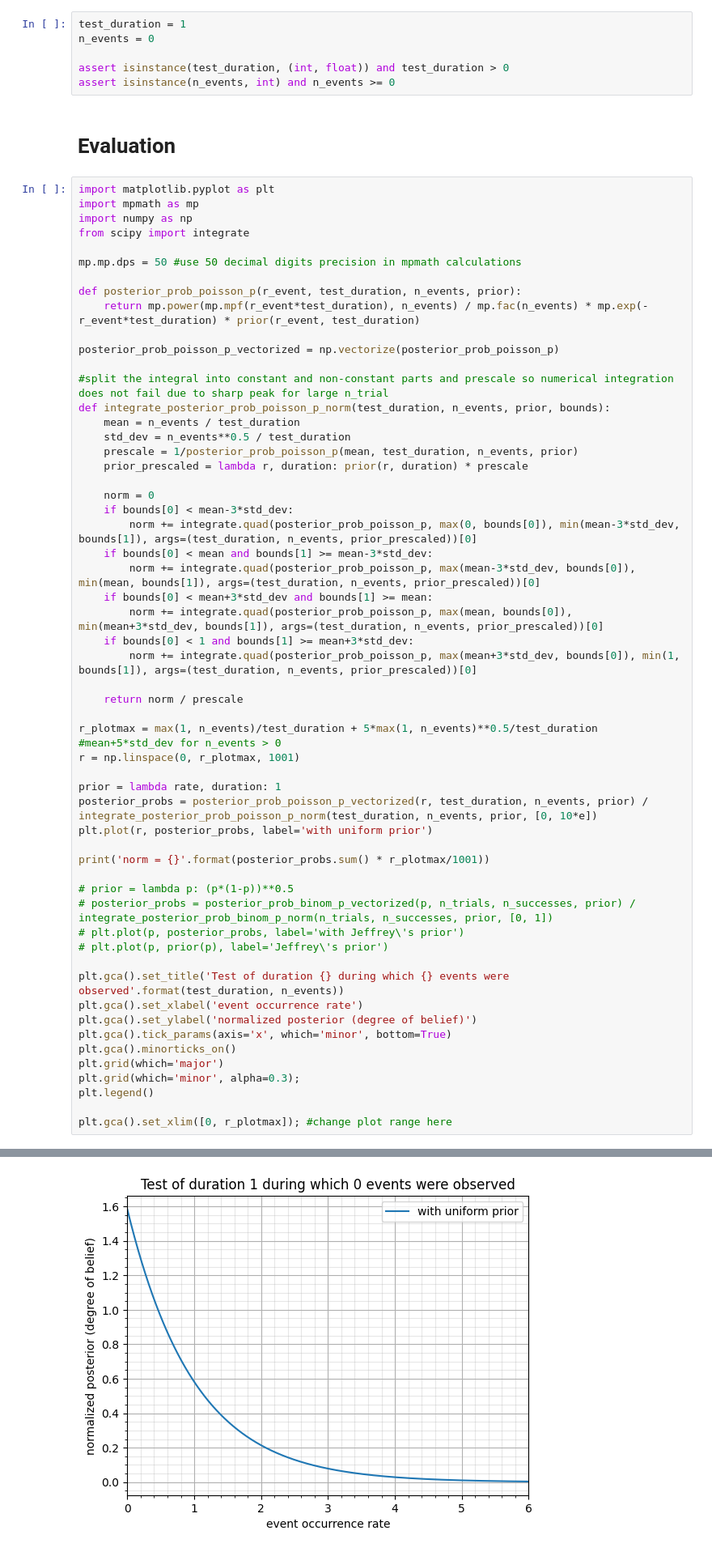
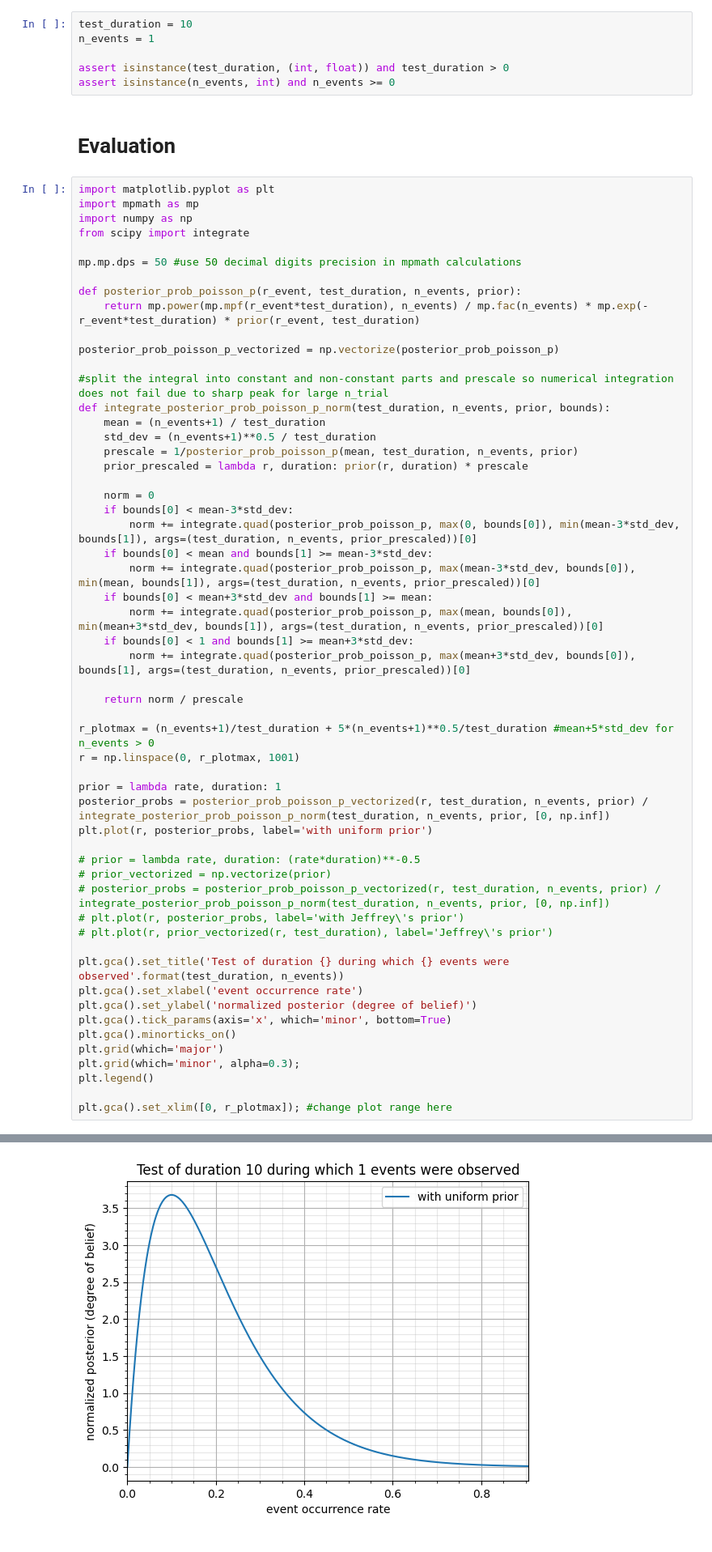
Before and after one commit to georg-rempfer/jupyter-lite, a Jupyter notebook: content/poisson_process/bayesian_posterior.ipynb, the cells around one changed output, grey strips where cells are left out. Shown: that part at 81% size. Saved outputs shown, nothing was run; the diff lists cells and outputs as text.

Commit message:
OPGITOOL-5906 Finished Bayesian posterior for Poisson distribution apart from description

```diff
--- a/content/poisson_process/bayesian_posterior.ipynb
+++ b/content/poisson_process/bayesian_posterior.ipynb
@@ -17,8 +14,8 @@ __Note__
 # %% [markdown]
 # Parameters
 # %%
-test_duration = 1
-n_events = 0
+test_duration = 10
+n_events = 1
 
 assert isinstance(test_duration, (int, float)) and test_duration > 0
 assert isinstance(n_events, int) and n_events >= 0
@@ -39,8 +36,8 @@ posterior_prob_poisson_p_vectorized = np.vectorize(posterior_prob_poisson_p)
 
 #split the integral into constant and non-constant parts and prescale so numerical integration does not fail due to sharp peak for large n_trial
 def integrate_posterior_prob_poisson_p_norm(test_duration, n_events, prior, bounds):
-    mean = n_events / test_duration
-    std_dev = n_events**0.5 / test_duration
+    mean = (n_events+1) / test_duration
+    std_dev = (n_events+1)**0.5 / test_duration
     prescale = 1/posterior_prob_poisson_p(mean, test_duration, n_events, prior)
     prior_prescaled = lambda r, duration: prior(r, duration) * prescale
 
@@ -52,23 +49,22 @@ def integrate_posterior_prob_poisson_p_norm(test_duration, n_events, prior, boun
     if bounds[0] < mean+3*std_dev and bounds[1] >= mean:
         norm += integrate.quad(posterior_prob_poisson_p, max(mean, bounds[0]), min(mean+3*std_dev, bounds[1]), args=(test_duration, n_events, prior_prescaled))[0]
     if bounds[0] < 1 and bounds[1] >= mean+3*std_dev:
-        norm += integrate.quad(posterior_prob_poisson_p, max(mean+3*std_dev, bounds[0]), min(1, bounds[1]), args=(test_duration, n_events, prior_prescaled))[0]
+        norm += integrate.quad(posterior_prob_poisson_p, max(mean+3*std_dev, bounds[0]), bounds[1], args=(test_duration, n_events, prior_prescaled))[0]
 
     return norm / prescale
 
-r_plotmax = max(1, n_events)/test_duration + 5*max(1, n_events)**0.5/test_duration #mean+5*std_dev for n_events > 0
+r_plotmax = (n_events+1)/test_duration + 5*(n_events+1)**0.5/test_duration #mean+5*std_dev for n_events > 0
 r = np.linspace(0, r_plotmax, 1001)
 
 prior = lambda rate, duration: 1
-posterior_probs = posterior_prob_poisson_p_vectorized(r, test_duration, n_events, prior) / integrate_posterior_prob_poisson_p_norm(test_duration, n_events, prior, [0, 10*e])
+posterior_probs = posterior_prob_poisson_p_vectorized(r, test_duration, n_events, prior) / integrate_posterior_prob_poisson_p_norm(test_duration, n_events, prior, [0, np.inf])
 plt.plot(r, posterior_probs, label='with uniform prior')
 
-print('norm = {}'.format(posterior_probs.sum() * r_plotmax/1001))
-
-# prior = lambda p: (p*(1-p))**0.5
-# posterior_probs = posterior_prob_binom_p_vectorized(p, n_trials, n_successes, prior) / integrate_posterior_prob_binom_p_norm(n_trials, n_successes, prior, [0, 1])
-# plt.plot(p, posterior_probs, label='with Jeffrey\'s prior')
-# plt.plot(p, prior(p), label='Jeffrey\'s prior')
+# prior = lambda rate, duration: (rate*duration)**-0.5
+# prior_vectorized = np.vectorize(prior)
+# posterior_probs = posterior_prob_poisson_p_vectorized(r, test_duration, n_events, prior) / integrate_posterior_prob_poisson_p_norm(test_duration, n_events, prior, [0, np.inf])
+# plt.plot(r, posterior_probs, label='with Jeffrey\'s prior')
+# plt.plot(r, prior_vectorized(r, test_duration), label='Jeffrey\'s prior')
 
 plt.gca().set_title('Test of duration {} during which {} events were observed'.format(test_duration, n_events))
 plt.gca().set_xlabel('event occurrence rate')
@@ -85 +80 @@ norm = 1.5812365703618966629032675480865958498581085634721
-[figure, old version]
+[figure, new version]
```
Also changed, not shown: parts of 2 cells of this notebook.
